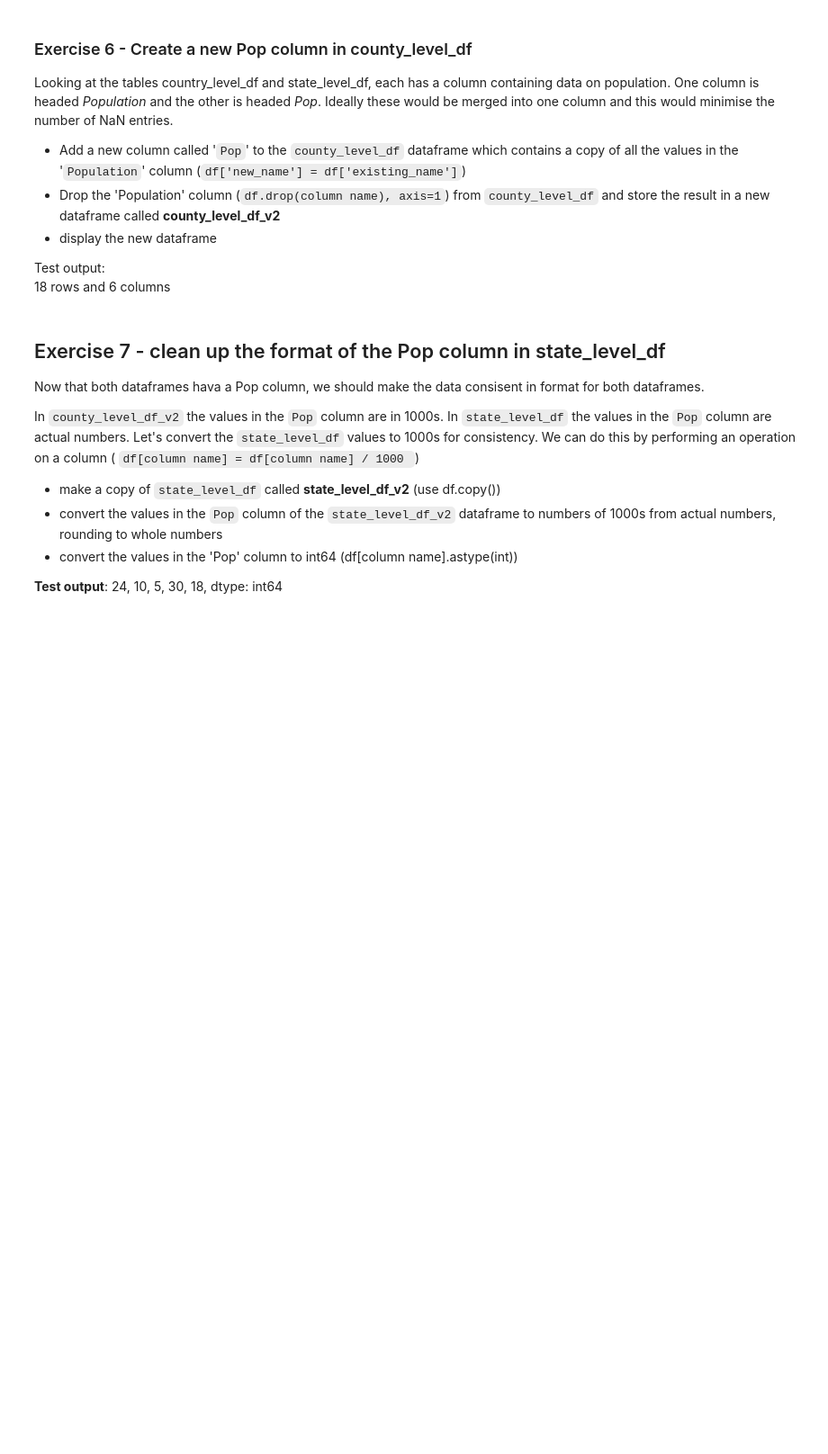
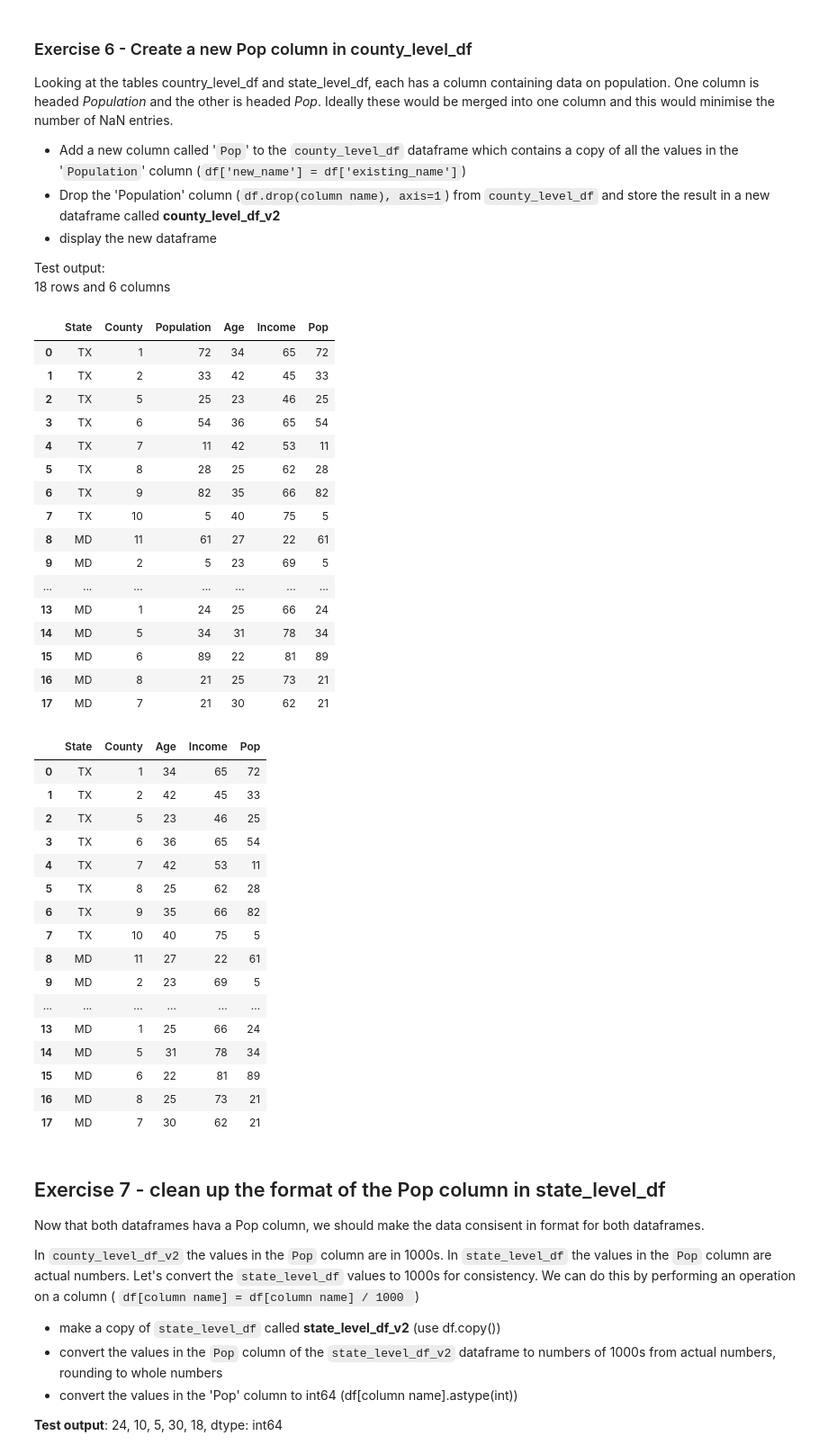
Before and after one commit to duntik/programming-for-data, a Jupyter notebook: Session 3/Sprint 3/Wrangle_the_data.ipynb, the cells around one changed output. Shown: that part at 90% size. Cells and saved outputs as stored; diff of their text form; code cells hidden in the pictures; blank space fills up the shorter version.

```diff
--- a/Session 3/Sprint 3/Wrangle_the_data.ipynb
+++ b/Session 3/Sprint 3/Wrangle_the_data.ipynb
@@ -191,6 +228,46 @@ Looking at the tables country_level_df and state_level_df, each has a column con
 
 Test output:
 18 rows and 6 columns
+# %%
+county_level_df['Pop'] = county_level_df['Population']
+display(county_level_df)
+county_level_df_v2 = county_level_df.drop(['Population'], axis=1)
+display(county_level_df_v2)
+# %% [output]
+|  | State | County | Population | Age | Income | Pop |
+| 0 | TX | 1 | 72 | 34 | 65 | 72 |
+| 1 | TX | 2 | 33 | 42 | 45 | 33 |
+| 2 | TX | 5 | 25 | 23 | 46 | 25 |
+| 3 | TX | 6 | 54 | 36 | 65 | 54 |
+| 4 | TX | 7 | 11 | 42 | 53 | 11 |
+| 5 | TX | 8 | 28 | 25 | 62 | 28 |
+| 6 | TX | 9 | 82 | 35 | 66 | 82 |
+| 7 | TX | 10 | 5 | 40 | 75 | 5 |
+| 8 | MD | 11 | 61 | 27 | 22 | 61 |
+| 9 | MD | 2 | 5 | 23 | 69 | 5 |
+| ... | ... | ... | ... | ... | ... | ... |
+| 13 | MD | 1 | 24 | 25 | 66 | 24 |
+| 14 | MD | 5 | 34 | 31 | 78 | 34 |
+| 15 | MD | 6 | 89 | 22 | 81 | 89 |
+| 16 | MD | 8 | 21 | 25 | 73 | 21 |
+| 17 | MD | 7 | 21 | 30 | 62 | 21 |
+|  | State | County | Age | Income | Pop |
+| 0 | TX | 1 | 34 | 65 | 72 |
+| 1 | TX | 2 | 42 | 45 | 33 |
+| 2 | TX | 5 | 23 | 46 | 25 |
+| 3 | TX | 6 | 36 | 65 | 54 |
+| 4 | TX | 7 | 42 | 53 | 11 |
+| 5 | TX | 8 | 25 | 62 | 28 |
+| 6 | TX | 9 | 35 | 66 | 82 |
+| 7 | TX | 10 | 40 | 75 | 5 |
+| 8 | MD | 11 | 27 | 22 | 61 |
+| 9 | MD | 2 | 23 | 69 | 5 |
+| ... | ... | ... | ... | ... | ... |
+| 13 | MD | 1 | 25 | 66 | 24 |
+| 14 | MD | 5 | 31 | 78 | 34 |
+| 15 | MD | 6 | 22 | 81 | 89 |
+| 16 | MD | 8 | 25 | 73 | 21 |
+| 17 | MD | 7 | 30 | 62 | 21 |
 # %% [markdown]
 ## Exercise 7 - clean up the format of the Pop column in state_level_df
 
```
Also changed, not shown: parts of 1 cell of this notebook.
